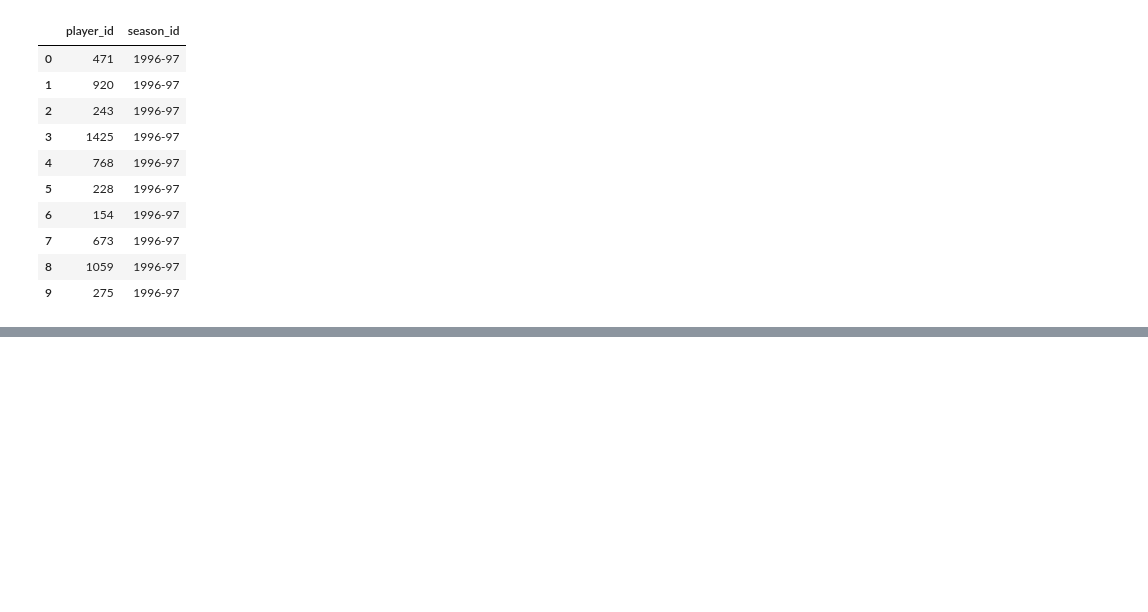
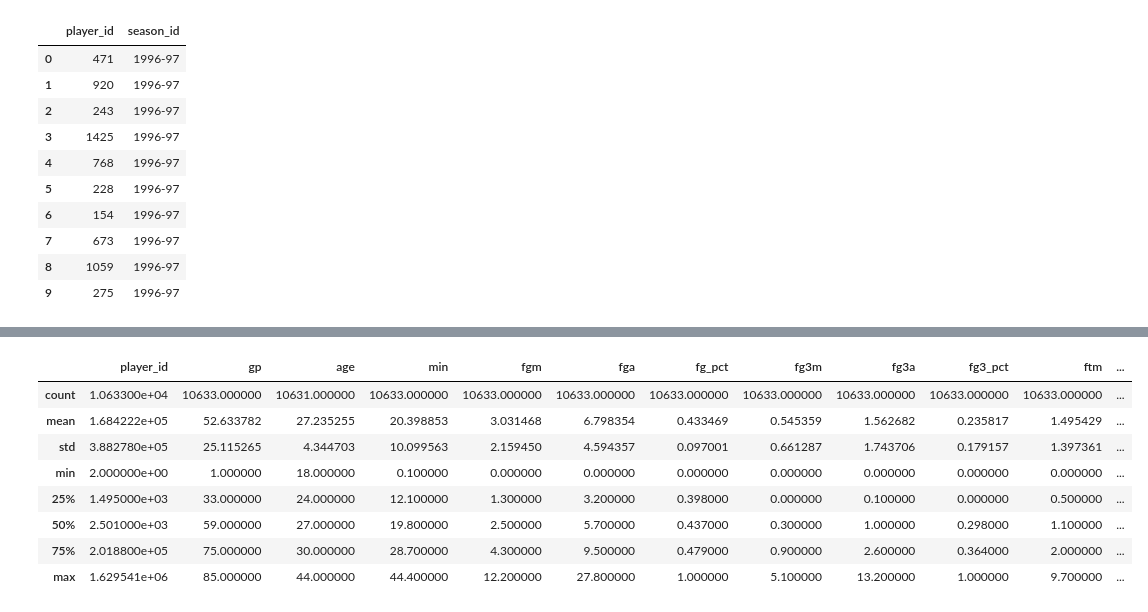
Before and after one commit to FrancisChung/udemy-nba-model-python, a Jupyter notebook: projection-model/Pandas.ipynb, the cells around one changed output, grey strips where cells are left out. Saved outputs shown, nothing was run; the diff lists cells and outputs as text; code cells hidden in the pictures; blank space fills up the shorter version.

```diff
--- a/projection-model/Pandas.ipynb
+++ b/projection-model/Pandas.ipynb
@@ -147,0 +235,12 @@ df.head(10)
+# %%
+df.describe()
+# %% [output]
+|  | player_id | gp | age | min | fgm | fga | fg_pct | fg3m | fg3a | fg3_pct | ftm | ... |
+| count | 1.063300e+04 | 10633.000000 | 10631.000000 | 10633.000000 | 10633.000000 | 10633.000000 | 10633.000000 | 10633.000000 | 10633.000000 | 10633.000000 | 10633.000000 | ... |
+| mean | 1.684222e+05 | 52.633782 | 27.235255 | 20.398853 | 3.031468 | 6.798354 | 0.433469 | 0.545359 | 1.562682 | 0.235817 | 1.495429 | ... |
+| std | 3.882780e+05 | 25.115265 | 4.344703 | 10.099563 | 2.159450 | 4.594357 | 0.097001 | 0.661287 | 1.743706 | 0.179157 | 1.397361 | ... |
+| min | 2.000000e+00 | 1.000000 | 18.000000 | 0.100000 | 0.000000 | 0.000000 | 0.000000 | 0.000000 | 0.000000 | 0.000000 | 0.000000 | ... |
+| 25% | 1.495000e+03 | 33.000000 | 24.000000 | 12.100000 | 1.300000 | 3.200000 | 0.398000 | 0.000000 | 0.100000 | 0.000000 | 0.500000 | ... |
+| 50% | 2.501000e+03 | 59.000000 | 27.000000 | 19.800000 | 2.500000 | 5.700000 | 0.437000 | 0.300000 | 1.000000 | 0.298000 | 1.100000 | ... |
+| 75% | 2.018800e+05 | 75.000000 | 30.000000 | 28.700000 | 4.300000 | 9.500000 | 0.479000 | 0.900000 | 2.600000 | 0.364000 | 2.000000 | ... |
+| max | 1.629541e+06 | 85.000000 | 44.000000 | 44.400000 | 12.200000 | 27.800000 | 1.000000 | 5.100000 | 13.200000 | 1.000000 | 9.700000 | ... |
```
Also changed, not shown: parts of 18 cells of this notebook.
